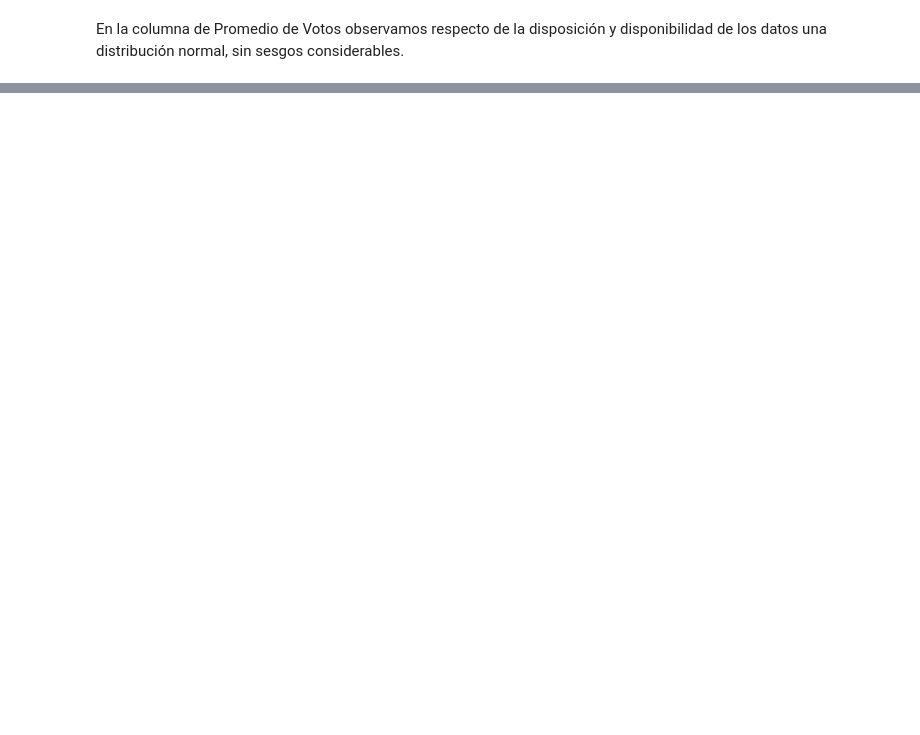
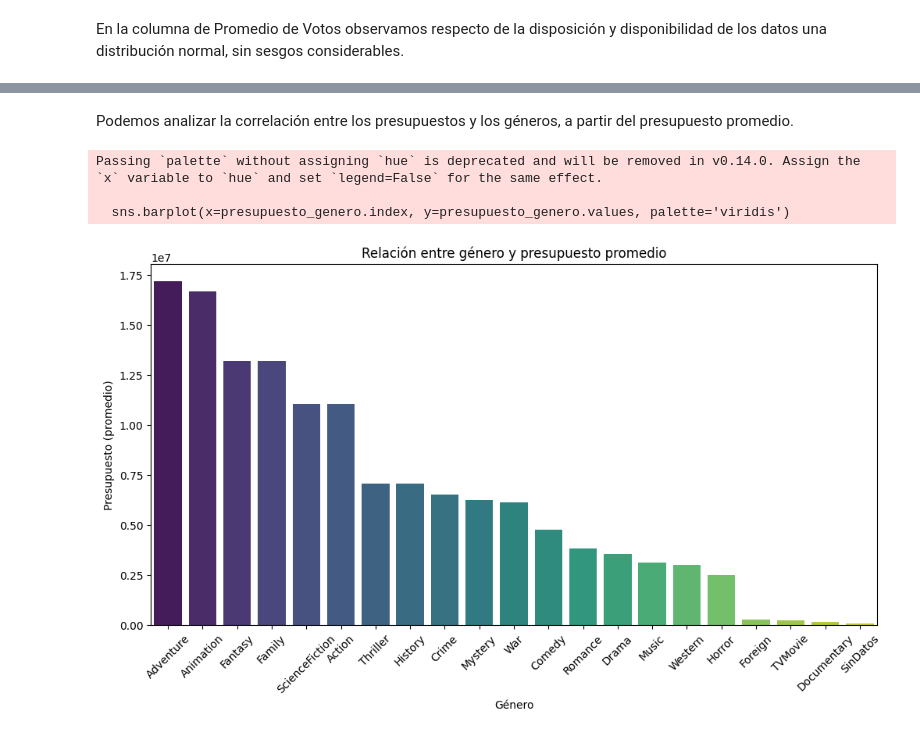
Before and after one commit to gastorellano/Proyect_MLOps, a Jupyter notebook: Notebooks/EDA.ipynb, the cells around one changed output, grey strips where cells are left out. Drawn from its saved outputs; the diff is of its cells as text; code cells hidden in the pictures; blank space fills up the shorter version.

```diff
--- a/Notebooks/EDA.ipynb
+++ b/Notebooks/EDA.ipynb
@@ -479,0 +564,12 @@ En la columna de Promedio de Votos observamos respecto de la disposición y disp
+# %%
+#Como hay géneros repetidos, formaremos un conjunto con géneros únicos
+df_genres = df.copy()
+df_genres['genresname'] = df_genres['genresname'].where(df['genresname'].notna(), '')
+df_genres['genresname'] = df_genres['genresname'].str.replace(r'\s+', '', regex=True)
+df_genres['genresname'] = df_genres['genresname'].str.split(',') #En este primer proceso, convertimos a cadenas y hacemos limpieza de comas y espacios en blanco
+
+df_genres = df_genres.explode('genresname')# Expandimos listas en filas separadas
+
+df_genres = df_genres[df_genres['genresname'] != '']# Filtrar los valores vacíos
+unique_genres = df_genres['genresname'].unique() #Obtenemos los valores únicos
+print(unique_genres)
@@ -479,0 +596,21 @@ En la columna de Promedio de Votos observamos respecto de la disposición y disp
+# %% [markdown]
+Podemos analizar la correlación entre los presupuestos y los géneros, a partir del presupuesto promedio.
+# %%
+#Primero, debemos calcular el promedio por género:
+presupuesto_genero = df_genres.groupby('genresname')['budget'].mean().sort_values(ascending=False)
+#Se agrupa el DataFrame df_genres por la columna genresname, se calcula el promedio de la columna budget para cada
+# grupo de género. Por último, se ordenan los géneros de mayor a menor según el presupuesto promedio.
+
+# Graficamos la relación entre género y presupuesto
+plt.figure(figsize=(12, 6))
+sns.barplot(x=presupuesto_genero.index, y=presupuesto_genero.values, palette='viridis')
+plt.xticks(rotation=45)
+plt.xlabel('Género')
+plt.ylabel('Presupuesto (promedio)')
+plt.title('Relación entre género y presupuesto promedio')
+plt.show()
+# %% [output]
+Passing `palette` without assigning `hue` is deprecated and will be removed in v0.14.0. Assign the `x` variable to `hue` and set `legend=False` for the same effect.
+
+  sns.barplot(x=presupuesto_genero.index, y=presupuesto_genero.values, palette='viridis')
+[figure, added]
```
Also changed, not shown: parts of 28 cells of this notebook, 1 other file.
